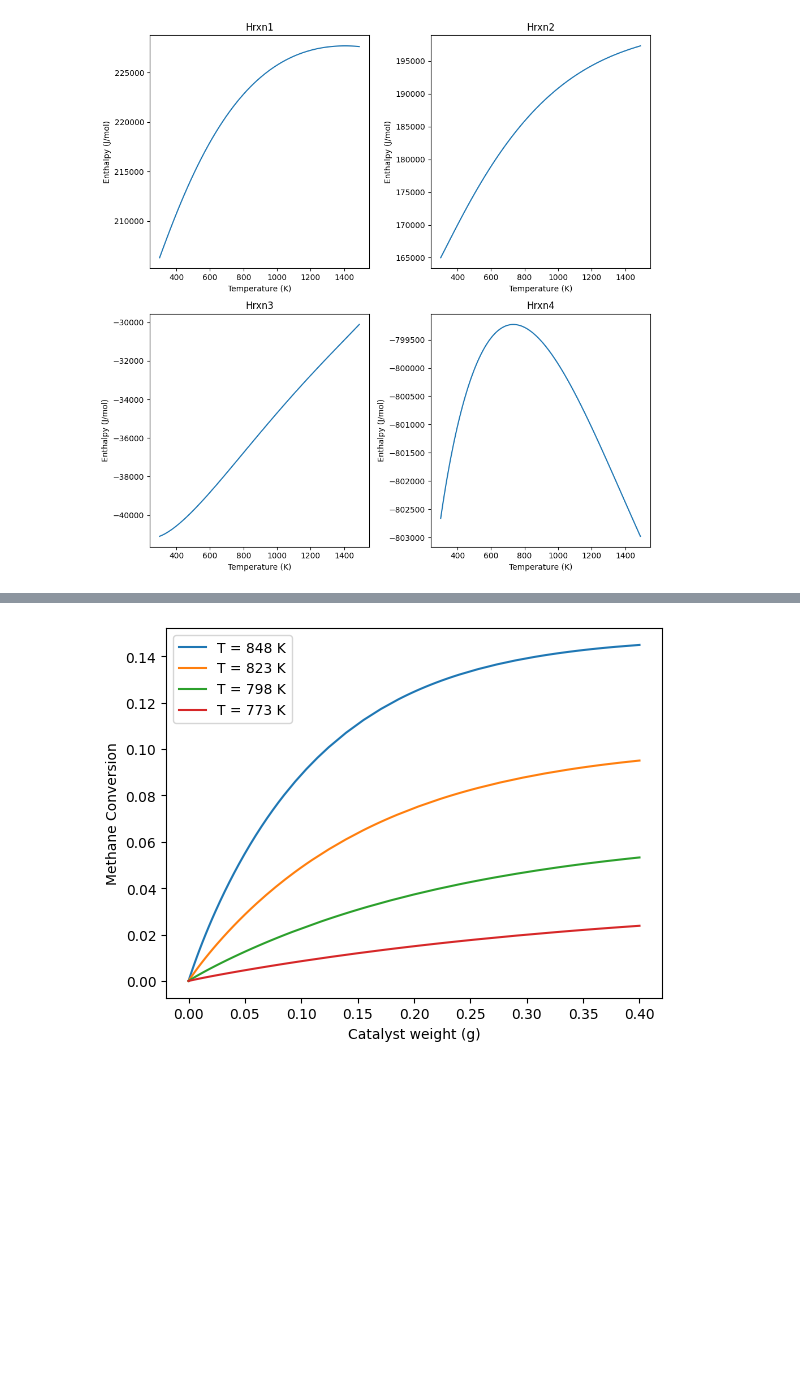
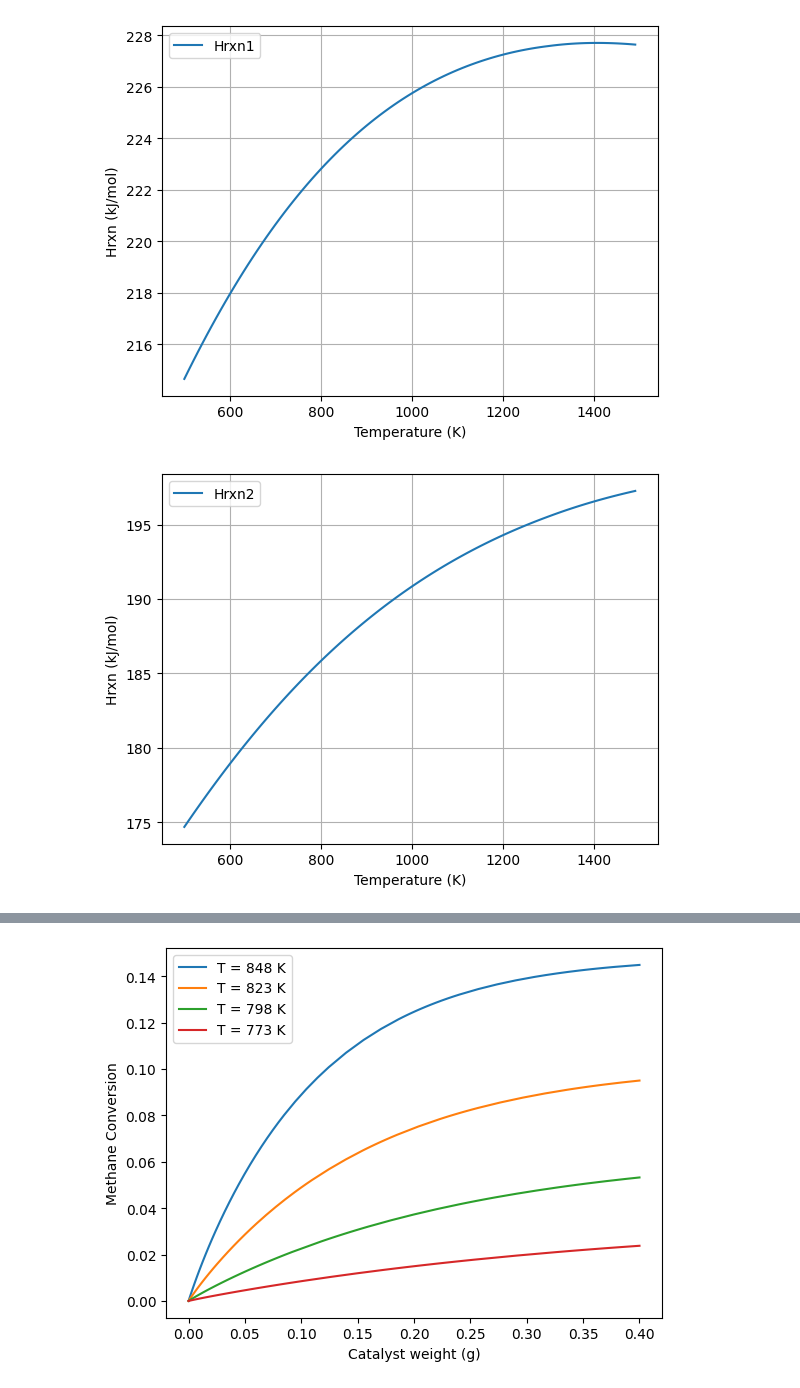
Before and after one commit to catvanille/project, a Jupyter notebook: shift.ipynb, the cells around one changed output, grey strips where cells are left out. Saved outputs shown, nothing was run; the diff lists cells and outputs as text; code cells hidden in the pictures; blank space fills up the shorter version.

Commit message:
new graphs :D

```diff
--- a/shift.ipynb
+++ b/shift.ipynb
@@ -88,29 +100,47 @@ def Keqm(T):
     return KI, KII, KIII
 # %%
-T_span = [300 + 10*i for i in range(120)]
-H1 = [Hrxn1(T) for T in T_span]
-H2 = [Hrxn2(T) for T in T_span]
-H3 = [Hrxn3(T) for T in T_span]
-H4 = [Hrxn4(T) for T in T_span]
+T_span = [500 + 10*i for i in range(100)]
+H1 = [Hrxn1(T)/1000 for T in T_span]
+H2 = [Hrxn2(T)/1000 for T in T_span]
+H3 = [Hrxn3(T)/1000 for T in T_span]
+H4 = [Hrxn4(T)/1000 for T in T_span]
 
-# create a big plot with 4 subplots
-fig, axs = plt.subplots(2, 2, figsize=(10, 10))
-axs[0, 0].plot(T_span, H1)
-axs[0, 0].set_title('Hrxn1')
-axs[0, 0].set_xlabel('Temperature (K)')
-axs[0, 0].set_ylabel('Enthalpy (J/mol)')
-axs[0, 1].plot(T_span, H2)
-axs[0, 1].set_title('Hrxn2')
-axs[0, 1].set_xlabel('Temperature (K)')
-axs[0, 1].set_ylabel('Enthalpy (J/mol)')
-axs[1, 0].plot(T_span, H3)
-axs[1, 0].set_title('Hrxn3')
-axs[1, 0].set_xlabel('Temperature (K)')
-axs[1, 0].set_ylabel('Enthalpy (J/mol)')
-axs[1, 1].plot(T_span, H4)
-axs[1, 1].set_title('Hrxn4')
-axs[1, 1].set_xlabel('Temperature (K)')
-axs[1, 1].set_ylabel('Enthalpy (J/mol)')
-plt.tight_layout()
+# fig, axs = plt.subplots(2, 2, figsize=(10, 10))
+# axs[0, 0].plot(T_span, H1)
+# axs[0, 0].set_title('Hrxn1')
+# axs[0, 0].set_xlabel('Temperature (K)')
+# axs[0, 0].set_ylabel('Enthalpy (J/mol)')
+# axs[0, 1].plot(T_span, H2)
+# axs[0, 1].set_title('Hrxn2')
+# axs[0, 1].set_xlabel('Temperature (K)')
+# axs[0, 1].set_ylabel('Enthalpy (J/mol)')
+# axs[1, 0].plot(T_span, H3)
+# axs[1, 0].set_title('Hrxn3')
+# axs[1, 0].set_xlabel('Temperature (K)')
+# axs[1, 0].set_ylabel('Enthalpy (J/mol)')
+# axs[1, 1].plot(T_span, H4)
+# axs[1, 1].set_title('Hrxn4')
+# axs[1, 1].set_xlabel('Temperature (K)')
+# axs[1, 1].set_ylabel('Enthalpy (J/mol)')
+# plt.tight_layout()
+for i in range(4):
+    plt.figure()
+    plt.plot(T_span, [H1, H2, H3, H4][i])
+    plt.xlabel('Temperature (K)')
+    plt.ylabel('Hrxn (kJ/mol)')
+    plt.legend([f'Hrxn{i+1}'])
+    plt.grid()
+    plt.savefig(f'hrxn{i+1}.png', bbox_inches='tight')
+plt.figure()
+plt.plot(T_span, H1, label='Hrxn1')
+plt.plot(T_span, H2, label='Hrxn2')
+plt.plot(T_span, H3, label='Hrxn3')
+plt.plot(T_span, H4, label='Hrxn4')
+plt.xlabel('Temperature (K)')
+plt.ylabel('Hrxn (kJ/mol)')
+plt.grid()
+plt.legend()
+plt.savefig('hrxn.png')
 # %% [output]
-[figure, old version]
+[figure, new version]
+[figure, added]
```
Also changed, not shown: parts of 14 cells of this notebook, 22 other files.
